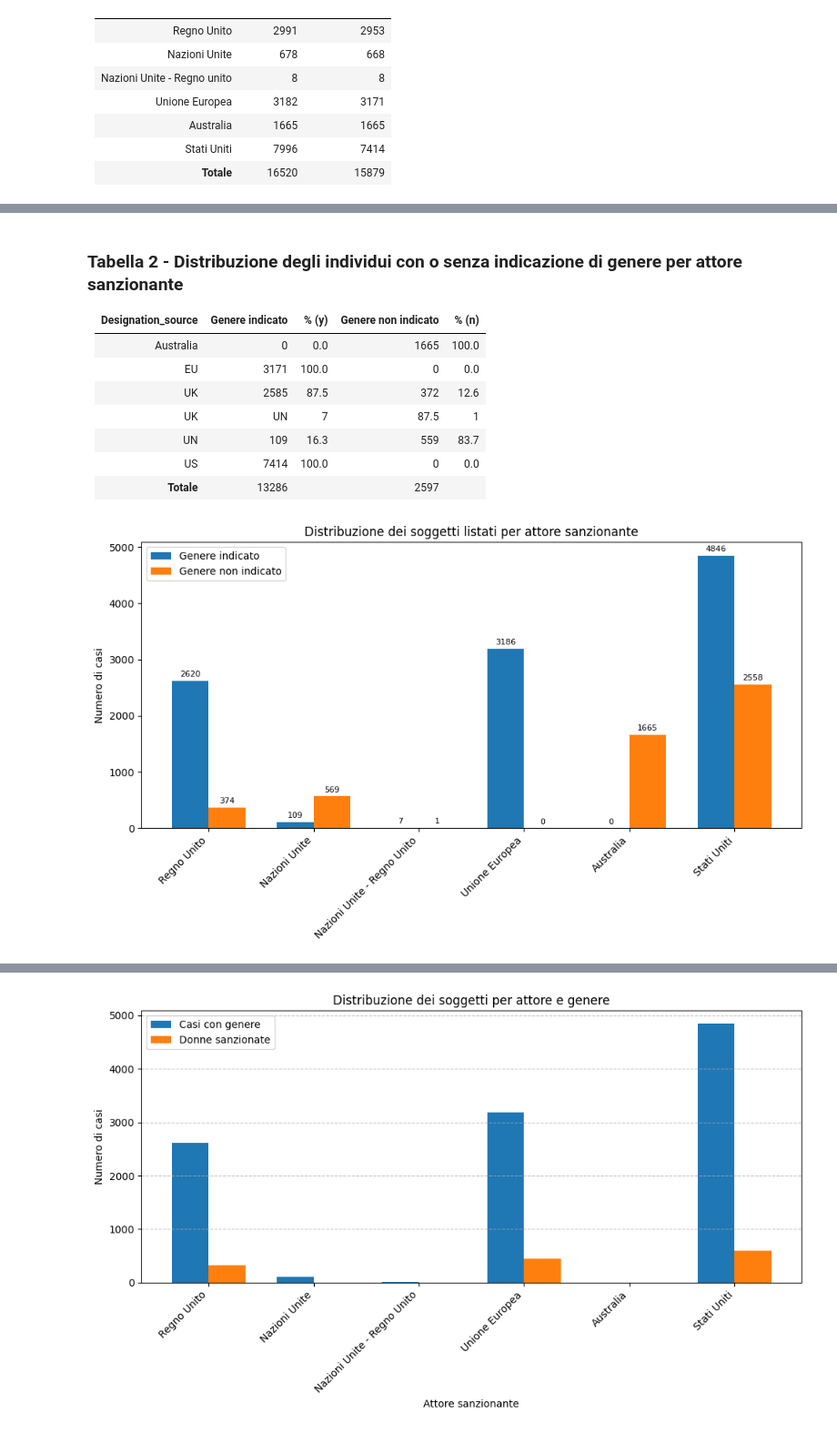
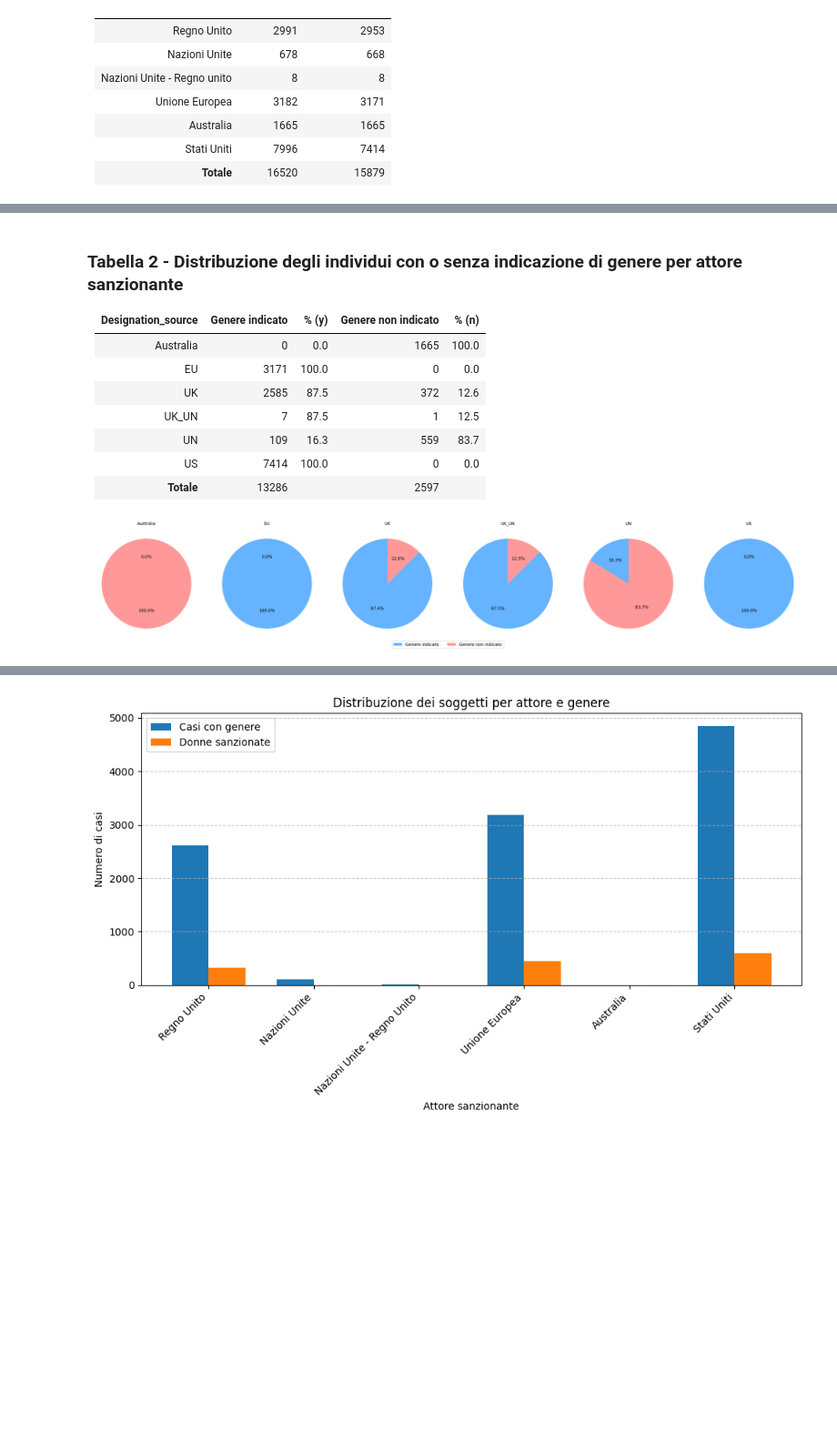
Before and after one commit to jellyrosp/sanctions-docs-dataset, a Jupyter notebook: data_analysis/jup_notebook/report.ipynb, the cells around one changed output, grey strips where cells are left out. Shown at 91% size. Saved outputs shown, nothing was run; the diff lists cells and outputs as text; code cells hidden in the pictures; blank space fills up the shorter version.

```diff
--- a/data_analysis/jup_notebook/report.ipynb
+++ b/data_analysis/jup_notebook/report.ipynb
@@ -151,45 +141,46 @@ final_table.to_csv("Tabella_2.csv", index=False)
 | Australia            |                 0 | 0.0     |                  1665 | 100.0   |
 | EU                   |              3171 | 100.0   |                     0 | 0.0     |
 | UK                   |              2585 | 87.5    |                   372 | 12.6    |
-| UK|UN                |                 7 | 87.5    |                     1 | 12.5    |
+| UK_UN                |                 7 | 87.5    |                     1 | 12.5    |
 | UN                   |               109 | 16.3    |                   559 | 83.7    |
 | US                   |              7414 | 100.0   |                     0 | 0.0     |
 | **Totale**           |             13286 |         |                  2597 |         |
 # %%
 import matplotlib.pyplot as plt
-import numpy as np
+import pandas as pd
 
-# Categories (countries)
-countries = ['Regno Unito', 'Nazioni Unite', 'Nazioni Unite - Regno Unito',
-             'Unione Europea', 'Australia', 'Stati Uniti']
+# Read the table
+tabella_2 = pd.read_csv("Tabella_2.csv")
 
-# Values
-gender_specified = [2620, 109, 7, 3186, 0, 4846]    # cases with gender specified
-gender_not_specified = [374, 569, 1, 0, 1665, 2558]  # cases without gender specified
+# Prepare data (excluding the last 'Totale' row)
+Designation_source_list = tabella_2["Designation_source"].tolist()[:-1]
+gender_specified = tabella_2["Genere indicato"].tolist()[:-1]
+gender_not_specified = tabella_2["Genere non indicato"].tolist()[:-1]
 
-# Set bar positions
-x = np.arange(len(countries))  # label locations
-width = 0.35                   # width of the bars
+# Number of actors
+n = len(Designation_source_list)
 
-# Create plot
-fig, ax = plt.subplots(figsize=(10, 6))
+# Setup figure
+fig, axes = plt.subplots(1, n, figsize=(4*n, 4))  # One row, n columns
+if n == 1:
+    axes = [axes]  # ensure axes is always iterable
 
-bars1 = ax.bar(x - width/2, gender_specified, width, label='Genere indicato')
-bars2 = ax.bar(x + width/2, gender_not_specified, width, label='Genere non indicato')
+# Colors and labels
+colors = ['#66b3ff', '#ff9999']
+labels = ['Genere indicato', 'Genere non indicato']
 
-# Add labels, title and custom x-axis tick labels
-ax.set_ylabel('Numero di casi')
-ax.set_title('Distribuzione dei soggetti listati per attore sanzionante')
-ax.set_xticks(x)
-ax.set_xticklabels(countries, rotation=45, ha='right')
-ax.legend()
+# For each actor, plot a pie chart without labels
+for i, ax in enumerate(axes):
+    values = [gender_specified[i], gender_not_specified[i]]
+    ax.pie(values, labels=None, autopct='%1.1f%%', startangle=90, colors=colors)
+    ax.set_title(Designation_source_list[i], fontsize=10)
 
-# Add value labels on top of bars
-for bar in bars1 + bars2:
-    yval = bar.get_height()
-    ax.text(bar.get_x() + bar.get_width()/2, yval + 50, int(yval), ha='center', va='bottom', fontsize=8)
+# Add a single global legend
+fig.legend(labels, loc='lower center', ncol=2, bbox_to_anchor=(0.5, -0.05))
 
+# Global adjustments
+#plt.suptitle('Distribuzione per attore sanzionante', fontsize=16)
 plt.tight_layout()
 plt.show()
 # %% [output]
-[figure, old version]
+[figure, new version]
```
Also changed, not shown: parts of 2 cells of this notebook, 2 other files.
